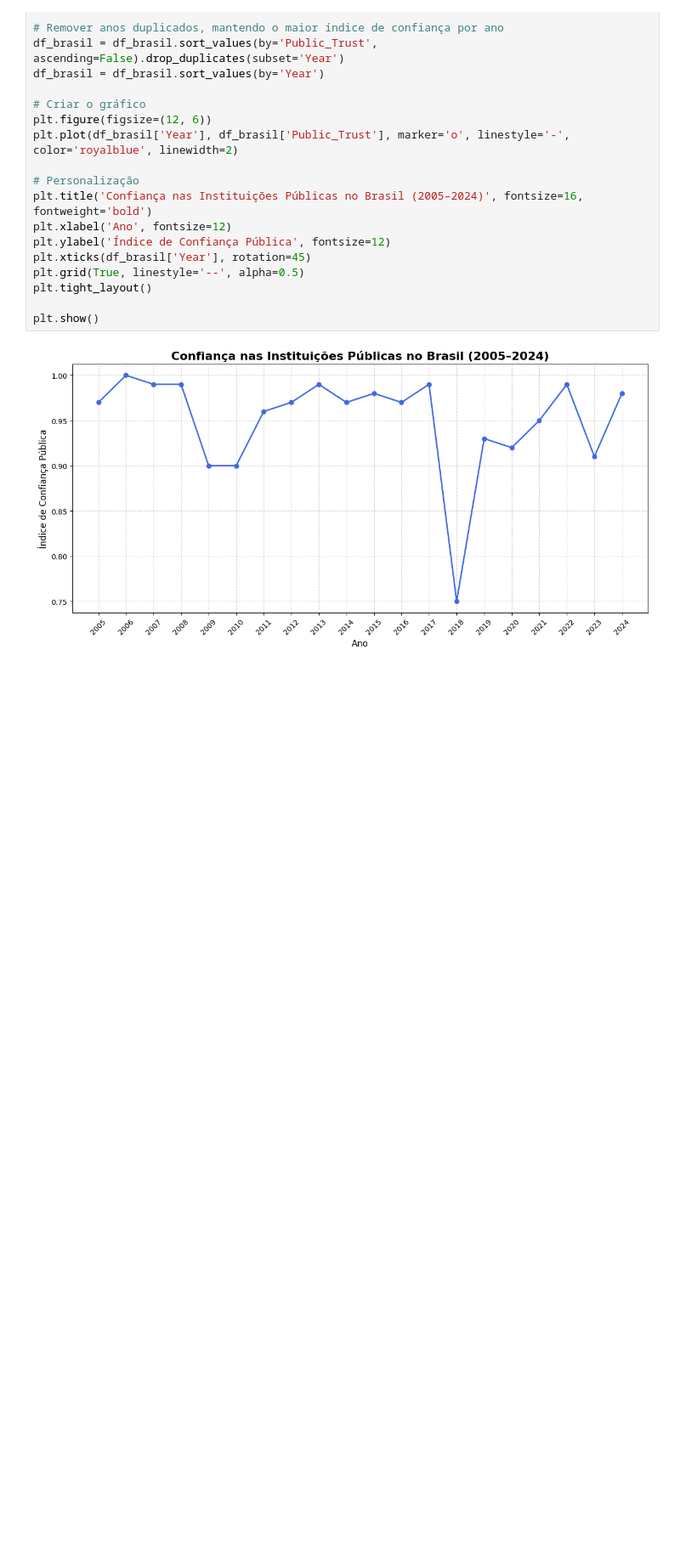
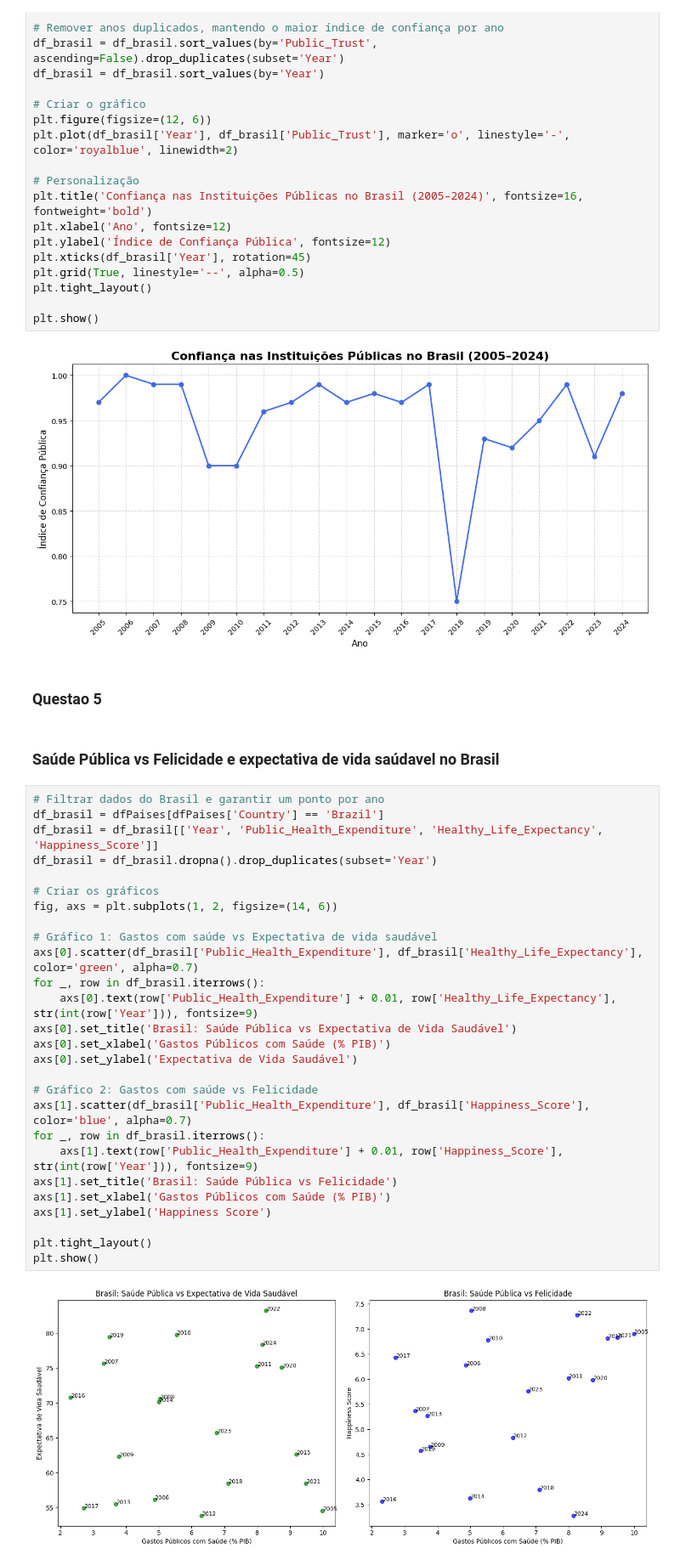
Before and after one commit to romulobeluco/C111-Trabalho, a Jupyter notebook: main.ipynb, the cells around one changed output. Shown at 85% size. Drawn from its saved outputs; the diff is of its cells as text; blank space fills up the shorter version.

```diff
--- a/main.ipynb
+++ b/main.ipynb
@@ -98,3 +98,36 @@ plt.tight_layout()
 plt.show()
 # %% [output]
 [figure]
+# %% [markdown]
+### Questao 5
+# %% [markdown]
+### Saúde Pública vs Felicidade e expectativa de vida saúdavel no Brasil
+# %%
+# Filtrar dados do Brasil e garantir um ponto por ano
+df_brasil = dfPaises[dfPaises['Country'] == 'Brazil']
+df_brasil = df_brasil[['Year', 'Public_Health_Expenditure', 'Healthy_Life_Expectancy', 'Happiness_Score']]
+df_brasil = df_brasil.dropna().drop_duplicates(subset='Year')
+
+# Criar os gráficos
+fig, axs = plt.subplots(1, 2, figsize=(14, 6))
+
+# Gráfico 1: Gastos com saúde vs Expectativa de vida saudável
+axs[0].scatter(df_brasil['Public_Health_Expenditure'], df_brasil['Healthy_Life_Expectancy'], color='green', alpha=0.7)
+for _, row in df_brasil.iterrows():
+    axs[0].text(row['Public_Health_Expenditure'] + 0.01, row['Healthy_Life_Expectancy'], str(int(row['Year'])), fontsize=9)
+axs[0].set_title('Brasil: Saúde Pública vs Expectativa de Vida Saudável')
+axs[0].set_xlabel('Gastos Públicos com Saúde (% PIB)')
+axs[0].set_ylabel('Expectativa de Vida Saudável')
+
+# Gráfico 2: Gastos com saúde vs Felicidade
+axs[1].scatter(df_brasil['Public_Health_Expenditure'], df_brasil['Happiness_Score'], color='blue', alpha=0.7)
+for _, row in df_brasil.iterrows():
+    axs[1].text(row['Public_Health_Expenditure'] + 0.01, row['Happiness_Score'], str(int(row['Year'])), fontsize=9)
+axs[1].set_title('Brasil: Saúde Pública vs Felicidade')
+axs[1].set_xlabel('Gastos Públicos com Saúde (% PIB)')
+axs[1].set_ylabel('Happiness Score')
+
+plt.tight_layout()
+plt.show()
+# %% [output]
+[figure, added]
```
Also changed, not shown: parts of 6 cells of this notebook.
